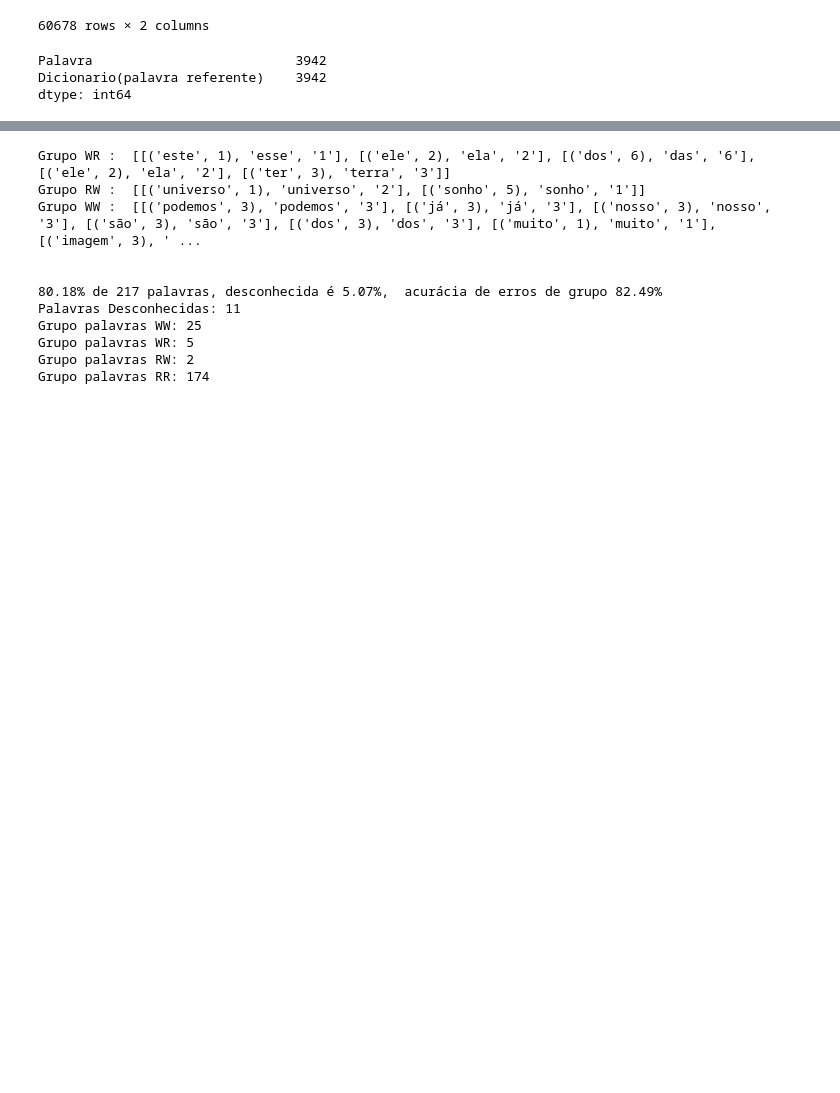
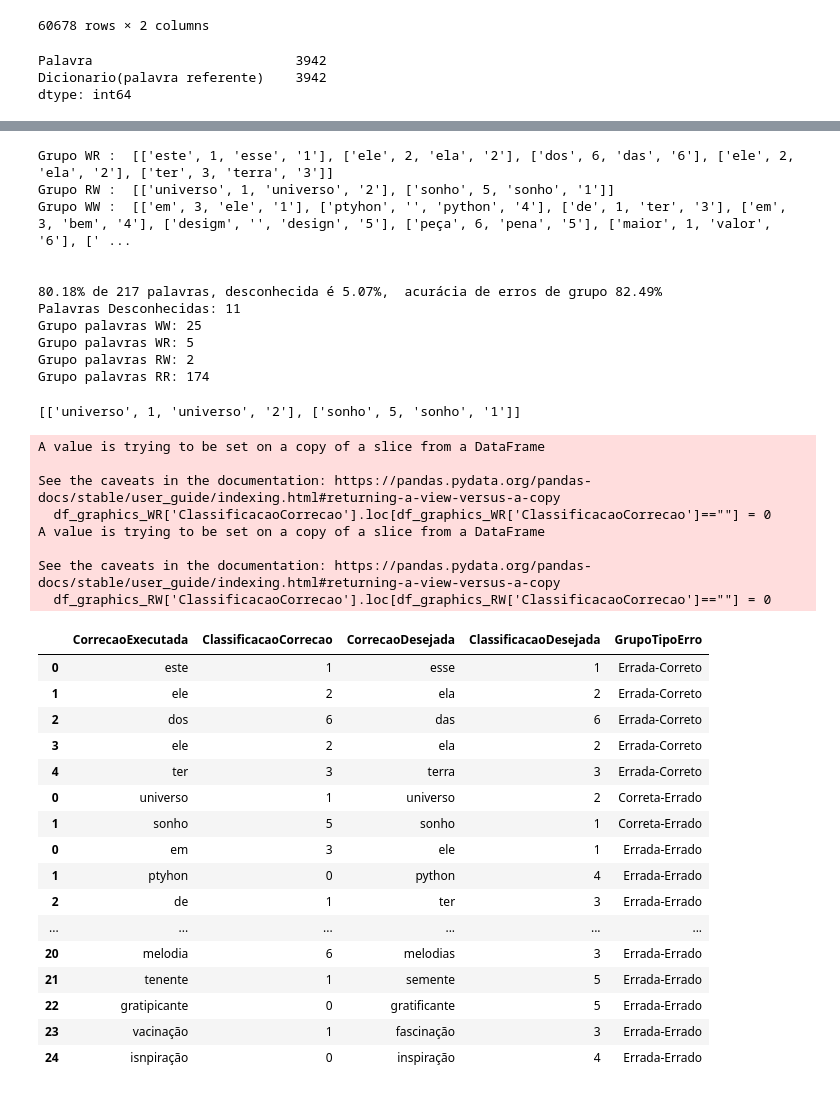
Before and after one commit to MatheusSilva020/TCC_Matheus_Silva_m230719, a Jupyter notebook: extracting-data.ipynb, the cells around one changed output, grey strips where cells are left out. Saved outputs shown, nothing was run; the diff lists cells and outputs as text; code cells hidden in the pictures; blank space fills up the shorter version.

```diff
--- a/extracting-data.ipynb
+++ b/extracting-data.ipynb
@@ -406,10 +404,10 @@ def evalutate_corrections(tests, vocabulary):
 # %%
 words_testing_list = create_test_dataset('words_testing.txt')
-evalutate_corrections(words_testing_list, normalized_list_dict_folhaSP)
+list_RR, list_RW, list_WR, list_WW, list_unknown = evalutate_corrections(words_testing_list, normalized_list_dict_folhaSP)
 # %% [output]
-Grupo WR :  [[('este', 1), 'esse', '1'], [('ele', 2), 'ela', '2'], [('dos', 6), 'das', '6'], [('ele', 2), 'ela', '2'], [('ter', 3), 'terra', '3']]
-Grupo RW :  [[('universo', 1), 'universo', '2'], [('sonho', 5), 'sonho', '1']]
-Grupo WW :  [[('podemos', 3), 'podemos', '3'], [('já', 3), 'já', '3'], [('nosso', 3), 'nosso', '3'], [('são', 3), 'são', '3'], [('dos', 3), 'dos', '3'], [('muito', 1), 'muito', '1'], [('imagem', 3), ' ...
+Grupo WR :  [['este', 1, 'esse', '1'], ['ele', 2, 'ela', '2'], ['dos', 6, 'das', '6'], ['ele', 2, 'ela', '2'], ['ter', 3, 'terra', '3']]
+Grupo RW :  [['universo', 1, 'universo', '2'], ['sonho', 5, 'sonho', '1']]
+Grupo WW :  [['em', 3, 'ele', '1'], ['ptyhon', '', 'python', '4'], ['de', 1, 'ter', '3'], ['em', 3, 'bem', '4'], ['desigm', '', 'design', '5'], ['peça', 6, 'pena', '5'], ['maior', 1, 'valor', '6'], [' ...
 
 
 80.18% de 217 palavras, desconhecida é 5.07%,  acurácia de erros de grupo 82.49%
@@ -418,3 +416,50 @@ Grupo palavras WW: 25
 Grupo palavras WR: 5
 Grupo palavras RW: 2
 Grupo palavras RR: 174
+# %%
+print(list_RW)
+# %% [output]
+[['universo', 1, 'universo', '2'], ['sonho', 5, 'sonho', '1']]
+# %%
+#criação de dataframes para análises:
+columns = ['CorrecaoExecutada', 'ClassificacaoCorrecao', 'CorrecaoDesejada', 'ClassificacaoDesejada']
+df_graphics_WR = pd.DataFrame(list_WR, columns=columns)
+df_graphics_RW = pd.DataFrame(list_RW, columns=columns)
+df_graphics_WW = pd.DataFrame(list_WW, columns=columns)
+
+df_graphics_WR['ClassificacaoCorrecao'].loc[df_graphics_WR['ClassificacaoCorrecao']==""] = 0
+df_graphics_RW['ClassificacaoCorrecao'].loc[df_graphics_RW['ClassificacaoCorrecao']==""] = 0
+df_graphics_WW['ClassificacaoCorrecao'].loc[df_graphics_WW['ClassificacaoCorrecao']==""] = 0
+
+df_graphics_WW['GrupoTipoErro'] = 'Errada-Errado'
+df_graphics_WR['GrupoTipoErro'] = 'Errada-Correto'
+df_graphics_RW['GrupoTipoErro'] = 'Correta-Errado'
+
+df_errors = pd.concat([df_graphics_WR, df_graphics_RW, df_graphics_WW])
+df_errors
+# %% [output]
+A value is trying to be set on a copy of a slice from a DataFrame
+
+See the caveats in the documentation: https://pandas.pydata.org/pandas-docs/stable/user_guide/indexing.html#returning-a-view-versus-a-copy
+  df_graphics_WR['ClassificacaoCorrecao'].loc[df_graphics_WR['ClassificacaoCorrecao']==""] = 0
+A value is trying to be set on a copy of a slice from a DataFrame
+
+See the caveats in the documentation: https://pandas.pydata.org/pandas-docs/stable/user_guide/indexing.html#returning-a-view-versus-a-copy
+  df_graphics_RW['ClassificacaoCorrecao'].loc[df_graphics_RW['ClassificacaoCorrecao']==""] = 0
+|  | CorrecaoExecutada | ClassificacaoCorrecao | CorrecaoDesejada | ClassificacaoDesejada | GrupoTipoErro |
+| 0 | este | 1 | esse | 1 | Errada-Correto |
+| 1 | ele | 2 | ela | 2 | Errada-Correto |
+| 2 | dos | 6 | das | 6 | Errada-Correto |
+| 3 | ele | 2 | ela | 2 | Errada-Correto |
+| 4 | ter | 3 | terra | 3 | Errada-Correto |
+| 0 | universo | 1 | universo | 2 | Correta-Errado |
+| 1 | sonho | 5 | sonho | 1 | Correta-Errado |
+| 0 | em | 3 | ele | 1 | Errada-Errado |
+| 1 | ptyhon | 0 | python | 4 | Errada-Errado |
+| 2 | de | 1 | ter | 3 | Errada-Errado |
+| ... | ... | ... | ... | ... | ... |
+| 20 | melodia | 6 | melodias | 3 | Errada-Errado |
+| 21 | tenente | 1 | semente | 5 | Errada-Errado |
+| 22 | gratipicante | 0 | gratificante | 5 | Errada-Errado |
+| 23 | vacinação | 1 | fascinação | 3 | Errada-Errado |
+| 24 | isnpiração | 0 | inspiração | 4 | Errada-Errado |
```
Also changed, not shown: parts of 7 cells of this notebook.
